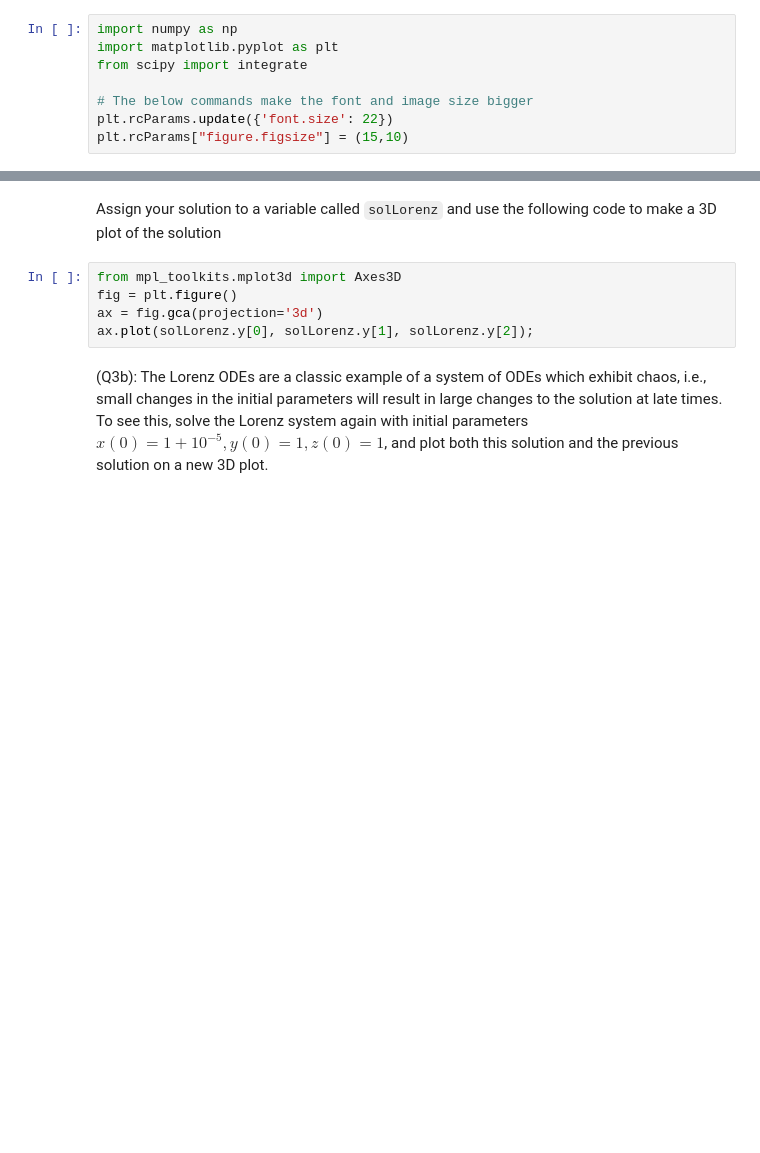
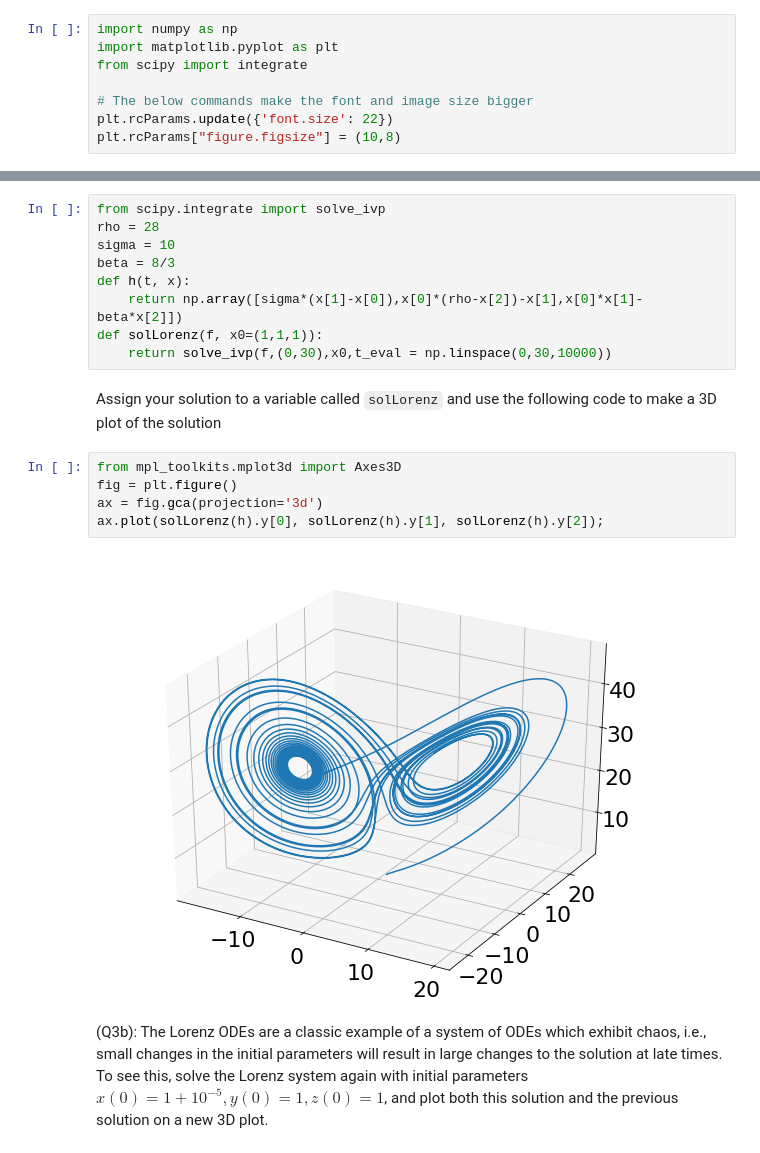
Before and after one commit to MichealHeanue/ACM20030, a Jupyter notebook: Assignment-3.ipynb, the cells around one changed output, grey strips where cells are left out. Saved outputs shown, nothing was run; the diff lists cells and outputs as text; blank space fills up the shorter version.

```diff
--- a/Assignment-3.ipynb
+++ b/Assignment-3.ipynb
@@ -23,7 +23,7 @@ from scipy import integrate
 
 # The below commands make the font and image size bigger
 plt.rcParams.update({'font.size': 22})
-plt.rcParams["figure.figsize"] = (15,10)
+plt.rcParams["figure.figsize"] = (10,8)
 # %% [markdown]
 ## Question 1: Linear least-square fitting
 This questions asks you to write a function to find the best linear fit to a dataset and then apply that function to a few data sets. As always when testing a new piece of code, you should first test the code on a small data set for which you know the result. The other advantage of testing with a small dataset is that you can manually check each step of the calculation if you need to debug the code.
@@ -258,12 +258,23 @@ $$\begin{align}
 with $ \rho = 28$, $\sigma = 10$ and $\beta = 8/3$, and initial conditions $x(0) = 1, y(0) = 1, z(0) = 1$.
 
 You'll need to `import` the `solve_ivp` function from `scipy`. Solve for the solution between $x=0$ and $x=30$ and pass the optional argument `t_eval=np.linspace(0,30,10000)` to `solve_ivp` to densely sample the result.
+# %%
+from scipy.integrate import solve_ivp
+rho = 28
+sigma = 10
+beta = 8/3
+def h(t, x):
+    return np.array([sigma*(x[1]-x[0]),x[0]*(rho-x[2])-x[1],x[0]*x[1]-beta*x[2]])
+def solLorenz(f, x0=(1,1,1)):
+    return solve_ivp(f,(0,30),x0,t_eval = np.linspace(0,30,10000))
 # %% [markdown]
 Assign your solution to a variable called `solLorenz` and use the following code to make a 3D plot of the solution
 # %%
 from mpl_toolkits.mplot3d import Axes3D
 fig = plt.figure()
 ax = fig.gca(projection='3d')
-ax.plot(solLorenz.y[0], solLorenz.y[1], solLorenz.y[2]);
+ax.plot(solLorenz(h).y[0], solLorenz(h).y[1], solLorenz(h).y[2]);
+# %% [output]
+[figure, added]
 # %% [markdown]
 (Q3b): The Lorenz ODEs are a classic example of a system of ODEs which exhibit chaos, i.e., small changes in the initial parameters will result in large changes to the solution at late times. To see this, solve the Lorenz system again with initial parameters $x(0) = 1 + 10^{-5}, y(0) = 1, z(0) = 1$, and plot both this solution and the previous solution on a new 3D plot.
```
Also changed, not shown: parts of 1 cell of this notebook.
